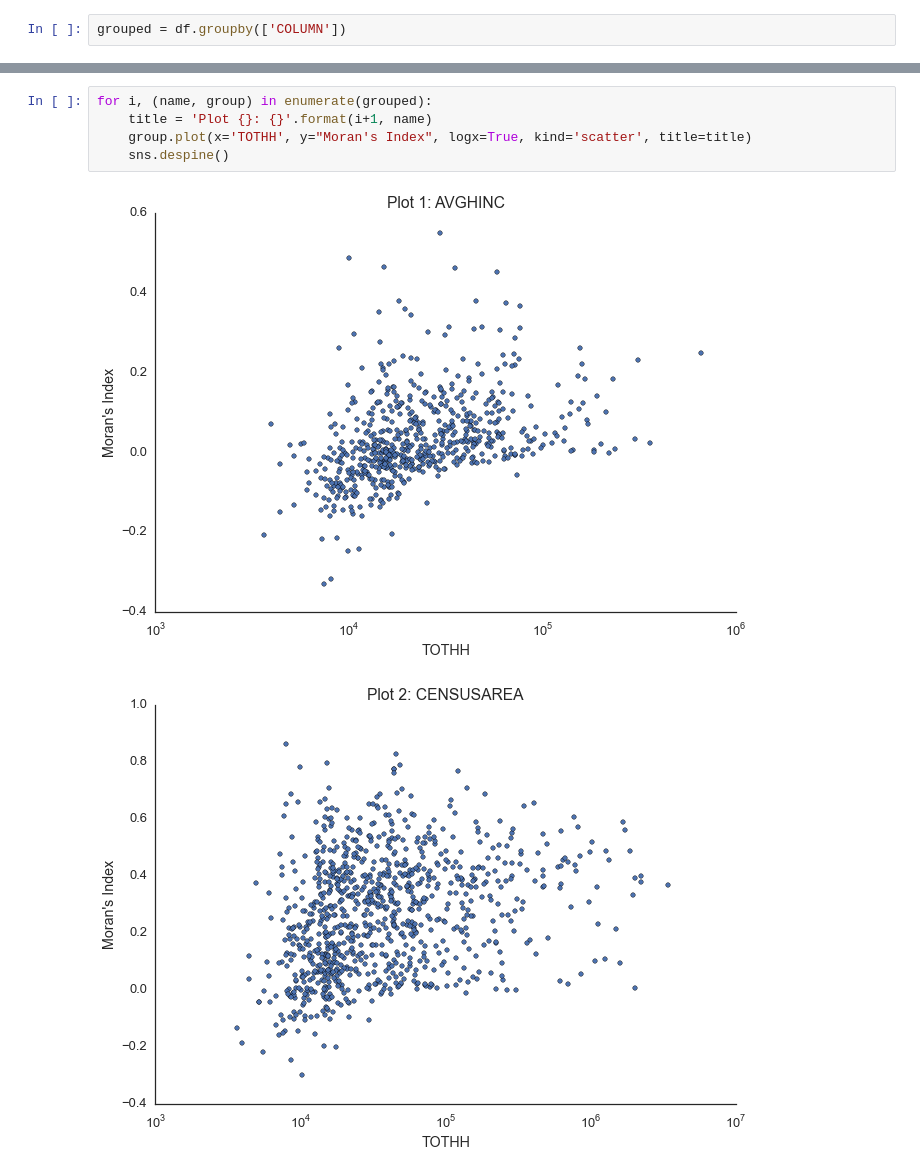
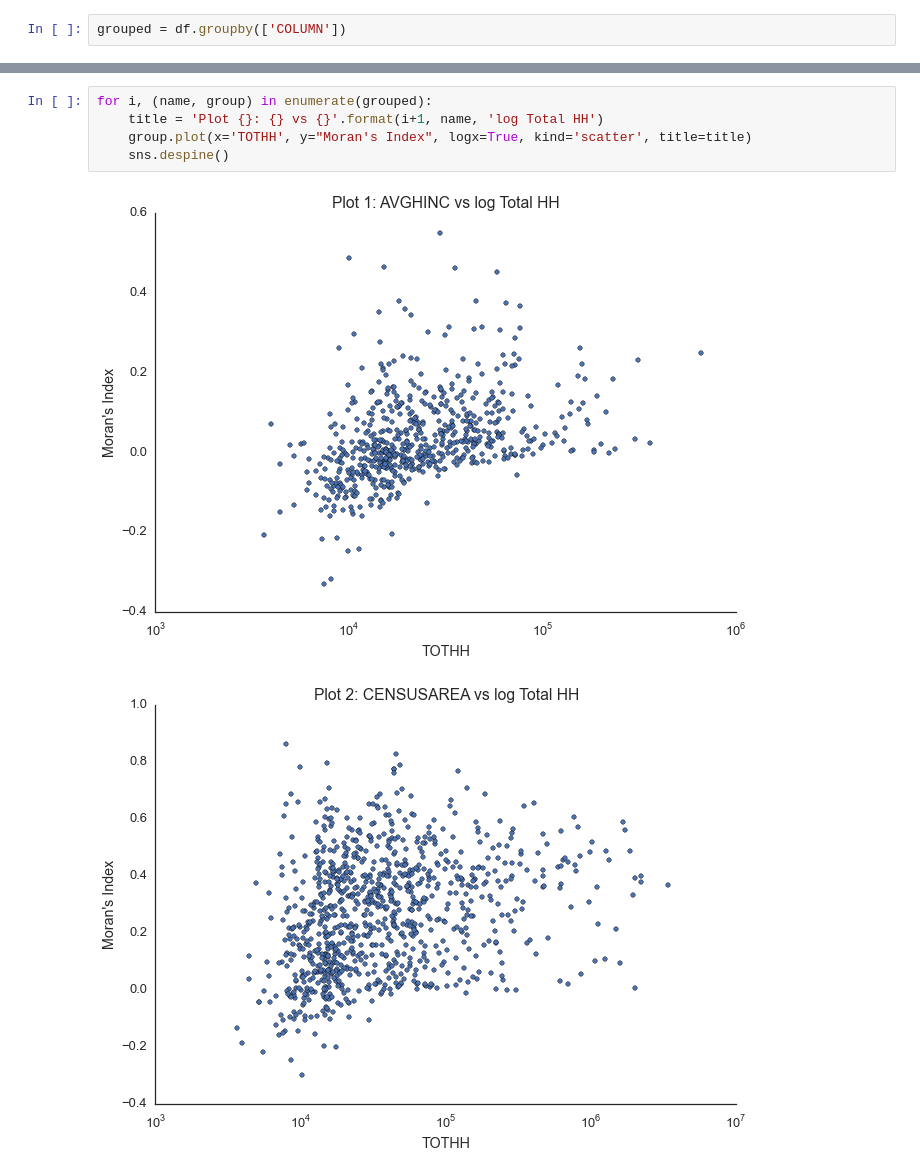
Before and after one commit to SFI-Cities/spatial_autocorrelation, a Jupyter notebook: notebooks/Moran Results.ipynb, the cells around one changed output, grey strips where cells are left out. Drawn from its saved outputs; the diff is of its cells as text.

```diff
--- a/notebooks/Moran Results.ipynb
+++ b/notebooks/Moran Results.ipynb
@@ -45,9 +47,9 @@ Plots are of Moran's I measure vs Total Households for:
 6. Total Households
 # %%
 for i, (name, group) in enumerate(grouped):
-    title = 'Plot {}: {}'.format(i+1, name)
+    title = 'Plot {}: {} vs {}'.format(i+1, name, 'log Total HH')
     group.plot(x='TOTHH', y="Moran's Index", logx=True, kind='scatter', title=title)
     sns.despine()
 # %% [output]
-[figure, old version]
+[figure, new version]
-[figure, old version]
+[figure, new version]
```
Also changed, not shown: parts of 5 cells of this notebook.
